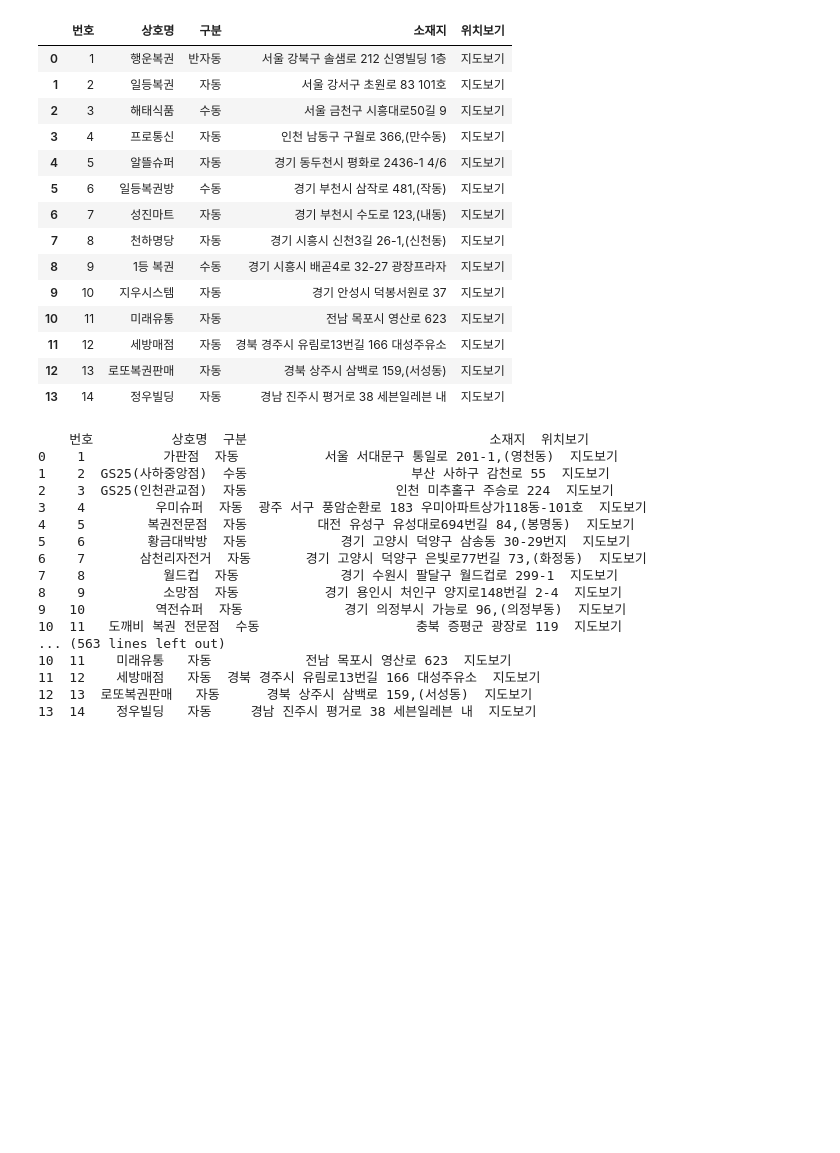
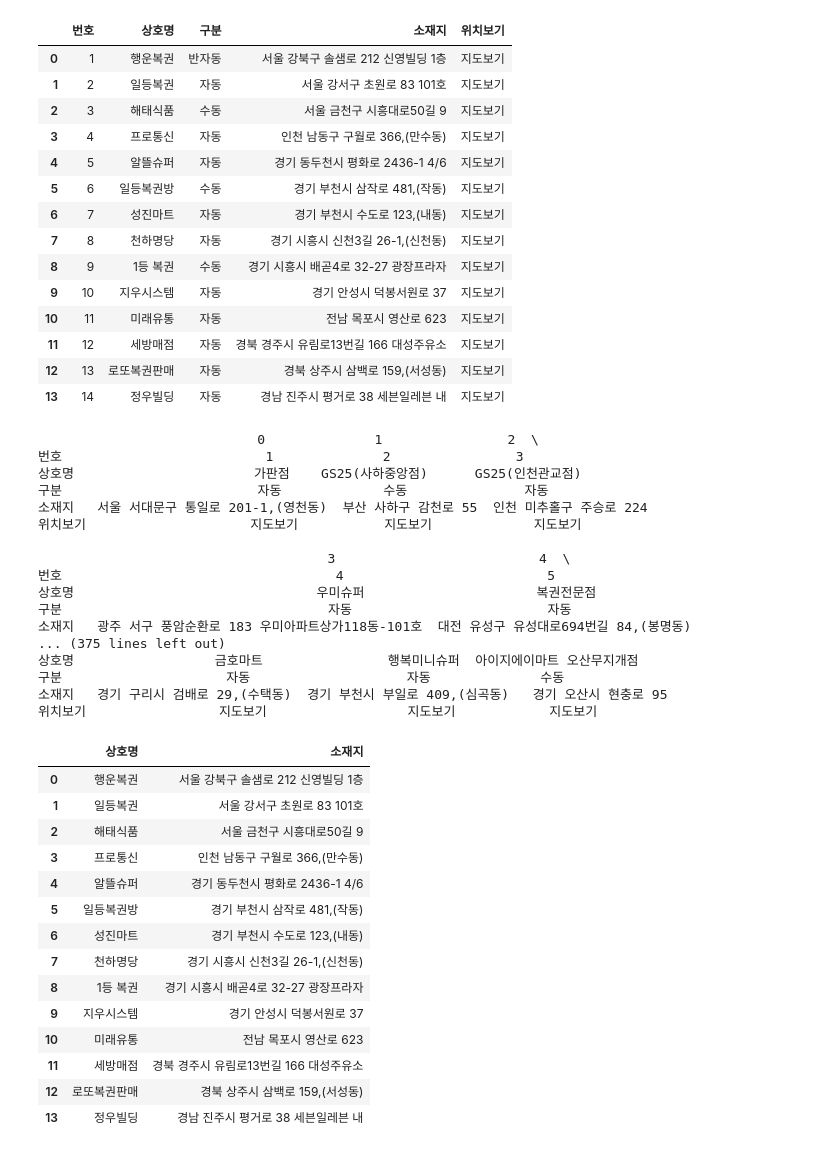
Before and after one commit to 2dowon/Project-DOTTO, a Jupyter notebook: 로또 판매점 크롤링.ipynb, the cells around one changed output. Drawn from its saved outputs; the diff is of its cells as text; code cells hidden in the pictures; blank space fills up the shorter version.

```diff
--- a/로또 판매점 크롤링.ipynb
+++ b/로또 판매점 크롤링.ipynb
@@ -28,35 +28,55 @@ df[1]
 # %%
 import pandas as pd
 from selenium import webdriver
+from selenium.webdriver.support.ui import Select
 import time
 
 driver = webdriver.Chrome('c:/chromedriver')
 url = 'https://dhlottery.co.kr/store.do?method=topStore&pageGubun=L645'
 driver.get(url)
 
-for i in range (885, 937):
+for i in range (885, 900):
     select = Select(driver.find_element_by_id('drwNo')) # 회차를 고르기 위한 버튼
     select.select_by_value(f'{i}') # 회차 선택
     driver.find_element_by_xpath('//*[@id="searchBtn"]').click() # 조회 버튼 클릭
     # time.sleep(2)
     new_url = driver.page_source # 새로운 페이지에서 url을 받아오기 위해서 사용
     df = pd.read_html(new_url)
-    print(df[1])
+    df_lotto_stores = df[1].T
+    print(df_lotto_stores)
 # %% [output]
-    번호          상호명  구분                               소재지  위치보기
-0    1          가판점  자동           서울 서대문구 통일로 201-1,(영천동)  지도보기
-1    2  GS25(사하중앙점)  수동                     부산 사하구 감천로 55  지도보기
-2    3  GS25(인천관교점)  자동                   인천 미추홀구 주승로 224  지도보기
-3    4         우미슈퍼  자동  광주 서구 풍암순환로 183 우미아파트상가118동-101호  지도보기
-4    5        복권전문점  자동         대전 유성구 유성대로694번길 84,(봉명동)  지도보기
-5    6        황금대박방  자동            경기 고양시 덕양구 삼송동 30-29번지  지도보기
-6    7       삼천리자전거  자동       경기 고양시 덕양구 은빛로77번길 73,(화정동)  지도보기
-7    8          월드컵  자동             경기 수원시 팔달구 월드컵로 299-1  지도보기
-8    9          소망점  자동           경기 용인시 처인구 양지로148번길 2-4  지도보기
-9   10         역전슈퍼  자동             경기 의정부시 가능로 96,(의정부동)  지도보기
-10  11   도깨비 복권 전문점  수동                    충북 증평군 광장로 119  지도보기
-... (563 lines left out)
-10  11    미래유통   자동            전남 목포시 영산로 623  지도보기
-11  12    세방매점   자동  경북 경주시 유림로13번길 166 대성주유소  지도보기
-12  13  로또복권판매   자동      경북 상주시 삼백로 159,(서성동)  지도보기
-13  14    정우빌딩   자동     경남 진주시 평거로 38 세븐일레븐 내  지도보기
+                            0              1                2  \
+번호                          1              2                3
+상호명                       가판점    GS25(사하중앙점)      GS25(인천관교점)
+구분                         자동             수동               자동
+소재지   서울 서대문구 통일로 201-1,(영천동)  부산 사하구 감천로 55  인천 미추홀구 주승로 224
+위치보기                     지도보기           지도보기             지도보기
+
+                                     3                          4  \
+번호                                   4                          5
+상호명                               우미슈퍼                      복권전문점
+구분                                  자동                         자동
+소재지   광주 서구 풍암순환로 183 우미아파트상가118동-101호  대전 유성구 유성대로694번길 84,(봉명동)
+... (375 lines left out)
+상호명                  금호마트                행복미니슈퍼  아이지에이마트 오산무지개점
+구분                     자동                    자동              수동
+소재지   경기 구리시 검배로 29,(수택동)  경기 부천시 부일로 409,(심곡동)   경기 오산시 현충로 95
+위치보기                 지도보기                  지도보기            지도보기
+# %%
+df_lotto_stores[["상호명", "소재지"]]
+# %% [output]
+|  | 상호명 | 소재지 |
+| 0 | 행운복권 | 서울 강북구 솔샘로 212 신영빌딩 1층 |
+| 1 | 일등복권 | 서울 강서구 초원로 83 101호 |
+| 2 | 해태식품 | 서울 금천구 시흥대로50길 9 |
+| 3 | 프로통신 | 인천 남동구 구월로 366,(만수동) |
+| 4 | 알뜰슈퍼 | 경기 동두천시 평화로 2436-1 4/6 |
+| 5 | 일등복권방 | 경기 부천시 삼작로 481,(작동) |
+| 6 | 성진마트 | 경기 부천시 수도로 123,(내동) |
+| 7 | 천하명당 | 경기 시흥시 신천3길 26-1,(신천동) |
+| 8 | 1등 복권 | 경기 시흥시 배곧4로 32-27 광장프라자 |
+| 9 | 지우시스템 | 경기 안성시 덕봉서원로 37 |
+| 10 | 미래유통 | 전남 목포시 영산로 623 |
+| 11 | 세방매점 | 경북 경주시 유림로13번길 166 대성주유소 |
+| 12 | 로또복권판매 | 경북 상주시 삼백로 159,(서성동) |
+| 13 | 정우빌딩 | 경남 진주시 평거로 38 세븐일레븐 내 |
```
Also changed, not shown: parts of 2 cells of this notebook.
